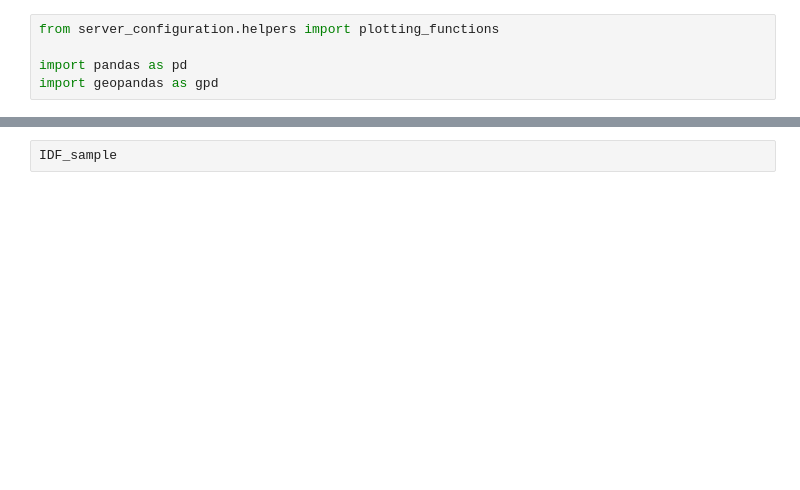
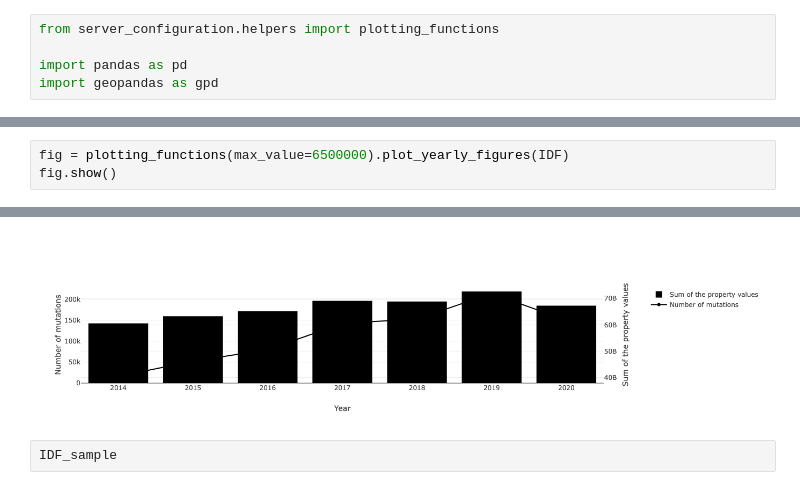
Before and after one commit to Juliette-De/the-right-price, a Jupyter notebook: test_py_file.ipynb, the cells around one changed output, grey strips where cells are left out. Drawn from its saved outputs; the diff is of its cells as text; blank space fills up the shorter version.

```diff
--- a/test_py_file.ipynb
+++ b/test_py_file.ipynb
@@ -18,0 +25,4 @@ plotting_functions(max_value=2000000).plot_yearly_figures(IDF_sample, year_max=2
+# %%
+fig = plotting_functions(max_value=6500000).plot_yearly_figures(IDF)
+fig.show()
+# %% [output]
@@ -19,3 +30,4 @@ plotting_functions(max_value=2000000).plot_yearly_figures(IDF_sample, year_max=2
+[figure, added]
 # %%
 IDF_sample
 # %% [output]
```
Also changed, not shown: parts of 8 cells of this notebook, 6 other files.
